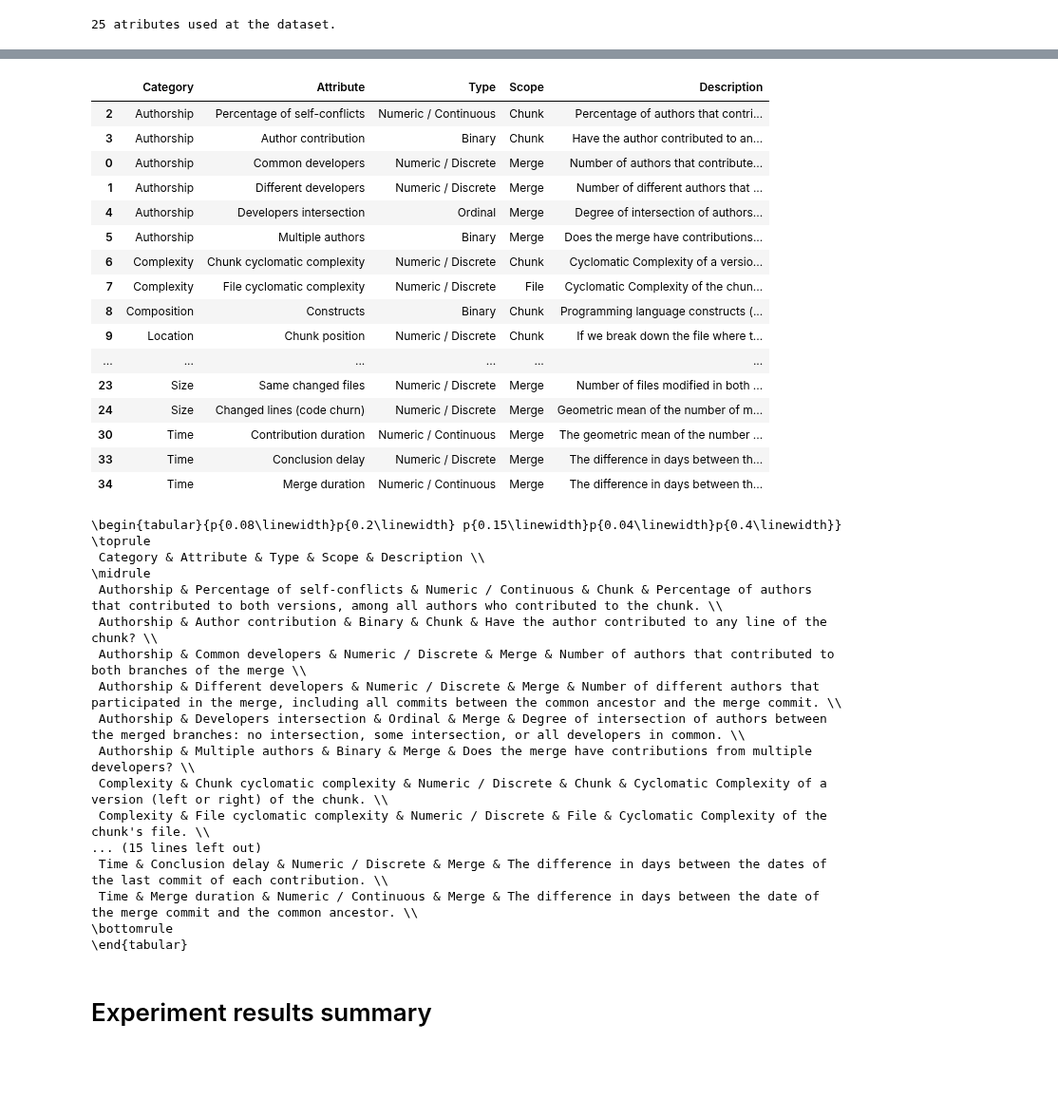
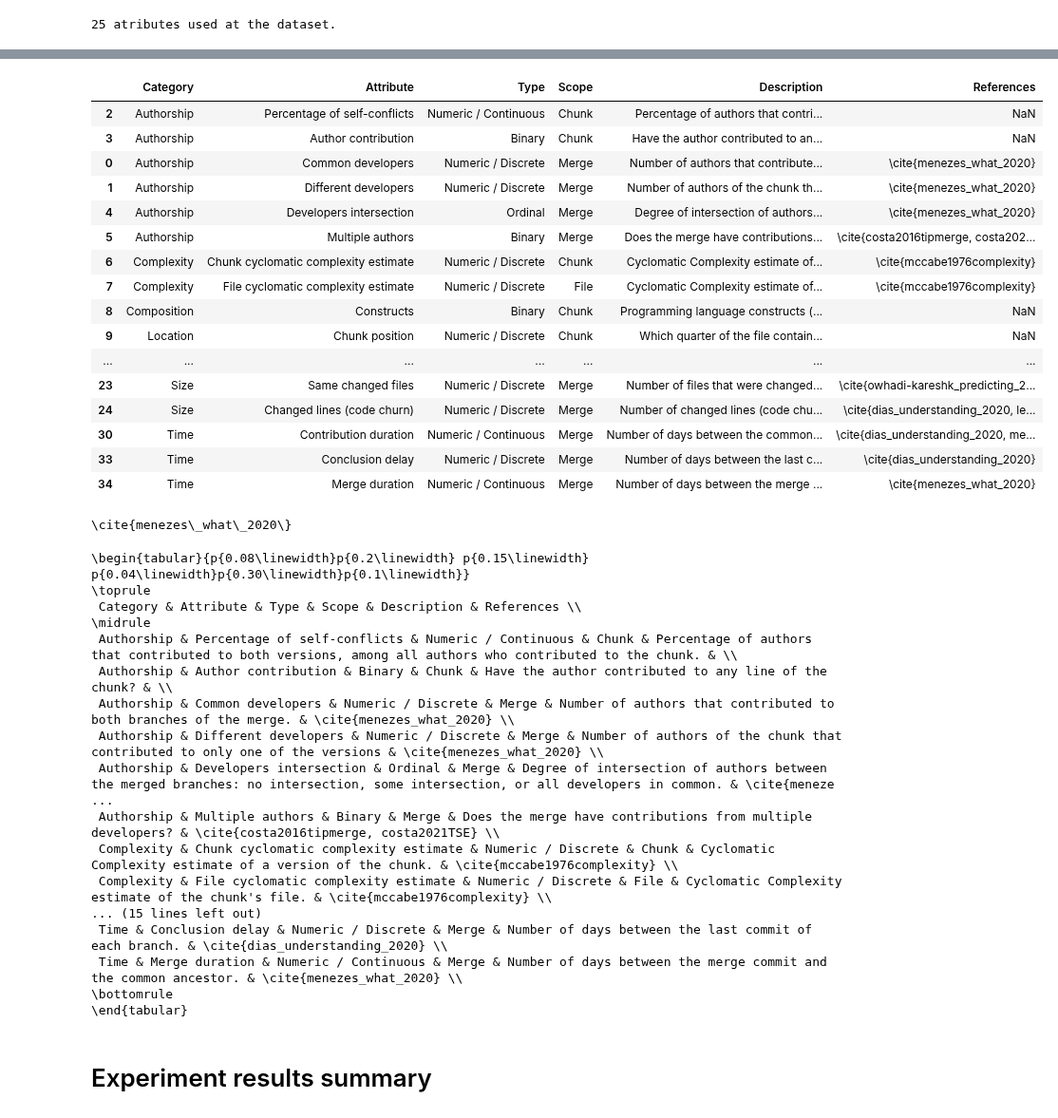
Before and after one commit to gems-uff/mestre, a Jupyter notebook: scripts/paper/tables.ipynb, the cells around one changed output, grey strips where cells are left out. Shown at 95% size. Saved outputs shown, nothing was run; the diff lists cells and outputs as text; code cells hidden in the pictures; blank space fills up the shorter version.

Commit message:
Update table of attributes to add a references column

```diff
--- a/scripts/paper/tables.ipynb
+++ b/scripts/paper/tables.ipynb
@@ -544,50 +546,62 @@ attributes_used
 # %%
-attrs_table = attributes_used[['Category', 'Attribute', 'Type', 'Scope', 'Details']]\
+attrs_table = attributes_used[['Category', 'Attribute', 'Type', 'Scope', 'Details', 'Ref_latex']]\
                 .sort_values(by=['Category', 'Scope'])\
-                .rename(columns={'Details':'Description'})
+                .rename(columns={'Details':'Description',
+                                 'Ref_latex':'References'})
 attrs_table
 # %% [output]
-|  | Category | Attribute | Type | Scope | Description |
-| 2 | Authorship | Percentage of self-conflicts | Numeric / Continuous | Chunk | Percentage of authors that contri... |
-| 3 | Authorship | Author contribution | Binary | Chunk | Have the author contributed to an... |
-| 0 | Authorship | Common developers | Numeric / Discrete | Merge | Number of authors that contribute... |
-| 1 | Authorship | Different developers | Numeric / Discrete | Merge | Number of different authors that ... |
-| 4 | Authorship | Developers intersection | Ordinal | Merge | Degree of intersection of authors... |
-| 5 | Authorship | Multiple authors | Binary | Merge | Does the merge have contributions... |
-| 6 | Complexity | Chunk cyclomatic complexity | Numeric / Discrete | Chunk | Cyclomatic Complexity of a versio... |
-| 7 | Complexity | File cyclomatic complexity | Numeric / Discrete | File | Cyclomatic Complexity of the chun... |
-| 8 | Composition | Constructs | Binary | Chunk | Programming language constructs (... |
-| 9 | Location | Chunk position | Numeric / Discrete | Chunk | If we break down the file where t... |
-| ... | ... | ... | ... | ... | ... |
-| 23 | Size | Same changed files | Numeric / Discrete | Merge | Number of files modified in both ... |
-| 24 | Size | Changed lines (code churn) | Numeric / Discrete | Merge | Geometric mean of the number of m... |
-| 30 | Time | Contribution duration | Numeric / Continuous | Merge | The geometric mean of the number ... |
-| 33 | Time | Conclusion delay | Numeric / Discrete | Merge | The difference in days between th... |
-| 34 | Time | Merge duration | Numeric / Continuous | Merge | The difference in days between th... |
+|  | Category | Attribute | Type | Scope | Description | References |
+| 2 | Authorship | Percentage of self-conflicts | Numeric / Continuous | Chunk | Percentage of authors that contri... | NaN |
+| 3 | Authorship | Author contribution | Binary | Chunk | Have the author contributed to an... | NaN |
+| 0 | Authorship | Common developers | Numeric / Discrete | Merge | Number of authors that contribute... | \cite{menezes_what_2020} |
+| 1 | Authorship | Different developers | Numeric / Discrete | Merge | Number of authors of the chunk th... | \cite{menezes_what_2020} |
+| 4 | Authorship | Developers intersection | Ordinal | Merge | Degree of intersection of authors... | \cite{menezes_what_2020} |
+| 5 | Authorship | Multiple authors | Binary | Merge | Does the merge have contributions... | \cite{costa2016tipmerge, costa202... |
+| 6 | Complexity | Chunk cyclomatic complexity estimate | Numeric / Discrete | Chunk | Cyclomatic Complexity estimate of... | \cite{mccabe1976complexity} |
+| 7 | Complexity | File cyclomatic complexity estimate | Numeric / Discrete | File | Cyclomatic Complexity estimate of... | \cite{mccabe1976complexity} |
+| 8 | Composition | Constructs | Binary | Chunk | Programming language constructs (... | NaN |
+| 9 | Location | Chunk position | Numeric / Discrete | Chunk | Which quarter of the file contain... | NaN |
+| ... | ... | ... | ... | ... | ... | ... |
+| 23 | Size | Same changed files | Numeric / Discrete | Merge | Number of files that were changed... | \cite{owhadi-kareshk_predicting_2... |
+| 24 | Size | Changed lines (code churn) | Numeric / Discrete | Merge | Number of changed lines (code chu... | \cite{dias_understanding_2020, le... |
+| 30 | Time | Contribution duration | Numeric / Continuous | Merge | Number of days between the common... | \cite{dias_understanding_2020, me... |
+| 33 | Time | Conclusion delay | Numeric / Discrete | Merge | Number of days between the last c... | \cite{dias_understanding_2020} |
+| 34 | Time | Merge duration | Numeric / Continuous | Merge | Number of days between the merge ... | \cite{menezes_what_2020} |
+# %%
+t = "cite\{menezes\_what\_2020\}"
+print(t.replace("cite\\", "\cite"))
+# %% [output]
+\cite{menezes\_what\_2020\}
 # %%
 with pd.option_context("max_colwidth", None):
     txt = attrs_table.to_latex(index=False,
                                float_format="{:,.0f}".format,
-                               column_format="p{0.08\linewidth}p{0.2\linewidth}\
-                               p{0.15\linewidth}p{0.04\linewidth}p{0.4\linewidth}")
-    x = re.sub("[ \t]+", " ", txt)
+                               column_format="p{0.08\linewidth}p{0.2\linewidth} p{0.15\linewidth}\
+                               p{0.04\linewidth}p{0.30\linewidth}p{0.1\linewidth}")
+    x = re.sub("[ \t]+", " ", txt)\
+          .replace("cite\\", "\cite")\
+          .replace("\\}", "}")\
+          .replace("\\_", "_")\
+          .replace("NaN ", "")\
+          .replace("\\textbackslash ", "")
+
     print(x)
 # %% [output]
-\begin{tabular}{p{0.08\linewidth}p{0.2\linewidth} p{0.15\linewidth}p{0.04\linewidth}p{0.4\linewidth}}
+\begin{tabular}{p{0.08\linewidth}p{0.2\linewidth} p{0.15\linewidth} p{0.04\linewidth}p{0.30\linewidth}p{0.1\linewidth}}
 \toprule
- Category & Attribute & Type & Scope & Description \\
+ Category & Attribute & Type & Scope & Description & References \\
 \midrule
- Authorship & Percentage of self-conflicts & Numeric / Continuous & Chunk & Percentage of authors that contributed to both versions, among all authors who contributed to the chunk. \\
- Authorship & Author contribution & Binary & Chunk & Have the author contributed to any line of the chunk? \\
- Authorship & Common developers & Numeric / Discrete & Merge & Number of authors that contributed to both branches of the merge \\
- Authorship & Different developers & Numeric / Discrete & Merge & Number of different authors that participated in the merge, including all commits between the common ancestor and the merge commit. \\
- Authorship & Developers intersection & Ordinal & Merge & Degree of intersection of authors between the merged branches: no intersection, some intersection, or all developers in common. \\
- Authorship & Multiple authors & Binary & Merge & Does the merge have contributions from multiple developers? \\
- Complexity & Chunk cyclomatic complexity & Numeric / Discrete & Chunk & Cyclomatic Complexity of a version (left or right) of the chunk. \\
- Complexity & File cyclomatic complexity & Numeric / Discrete & File & Cyclomatic Complexity of the chunk's file. \\
+ Authorship & Percentage of self-conflicts & Numeric / Continuous & Chunk & Percentage of authors that contributed to both versions, among all authors who contributed to the chunk. & \\
+ Authorship & Author contribution & Binary & Chunk & Have the author contributed to any line of the chunk? & \\
+ Authorship & Common developers & Numeric / Discrete & Merge & Number of authors that contributed to both branches of the merge. & \cite{menezes_what_2020} \\
+ Authorship & Different developers & Numeric / Discrete & Merge & Number of authors of the chunk that contributed to only one of the versions & \cite{menezes_what_2020} \\
+ Authorship & Developers intersection & Ordinal & Merge & Degree of intersection of authors between the merged branches: no intersection, some intersection, or all developers in common. & \cite{meneze ...
+ Authorship & Multiple authors & Binary & Merge & Does the merge have contributions from multiple developers? & \cite{costa2016tipmerge, costa2021TSE} \\
+ Complexity & Chunk cyclomatic complexity estimate & Numeric / Discrete & Chunk & Cyclomatic Complexity estimate of a version of the chunk. & \cite{mccabe1976complexity} \\
+ Complexity & File cyclomatic complexity estimate & Numeric / Discrete & File & Cyclomatic Complexity estimate of the chunk's file. & \cite{mccabe1976complexity} \\
 ... (15 lines left out)
- Time & Conclusion delay & Numeric / Discrete & Merge & The difference in days between the dates of the last commit of each contribution. \\
- Time & Merge duration & Numeric / Continuous & Merge & The difference in days between the date of the merge commit and the common ancestor. \\
+ Time & Conclusion delay & Numeric / Discrete & Merge & Number of days between the last commit of each branch. & \cite{dias_understanding_2020} \\
+ Time & Merge duration & Numeric / Continuous & Merge & Number of days between the merge commit and the common ancestor. & \cite{menezes_what_2020} \\
 \bottomrule
 \end{tabular}
 # %% [markdown]
```
Also changed, not shown: parts of 3 cells of this notebook.
